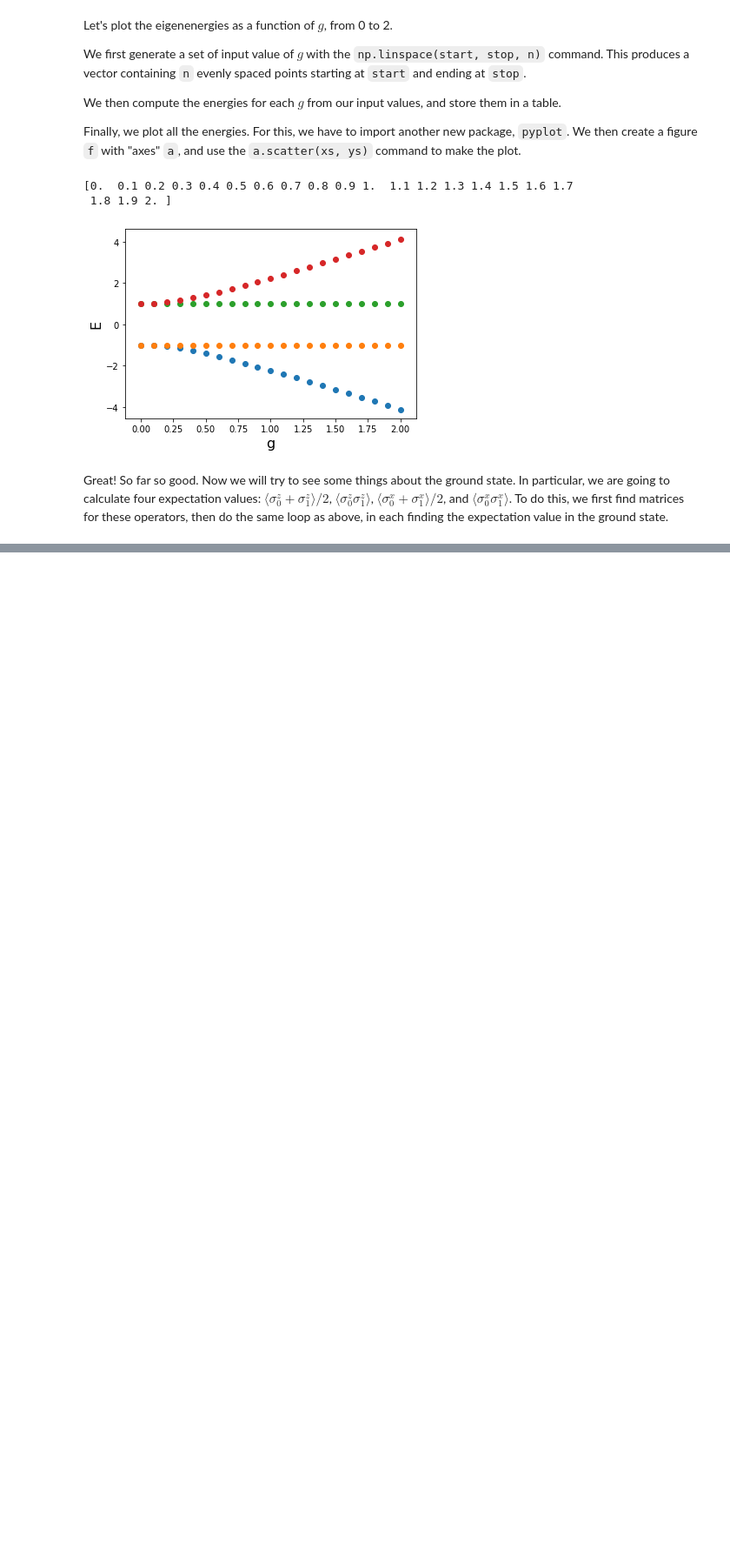
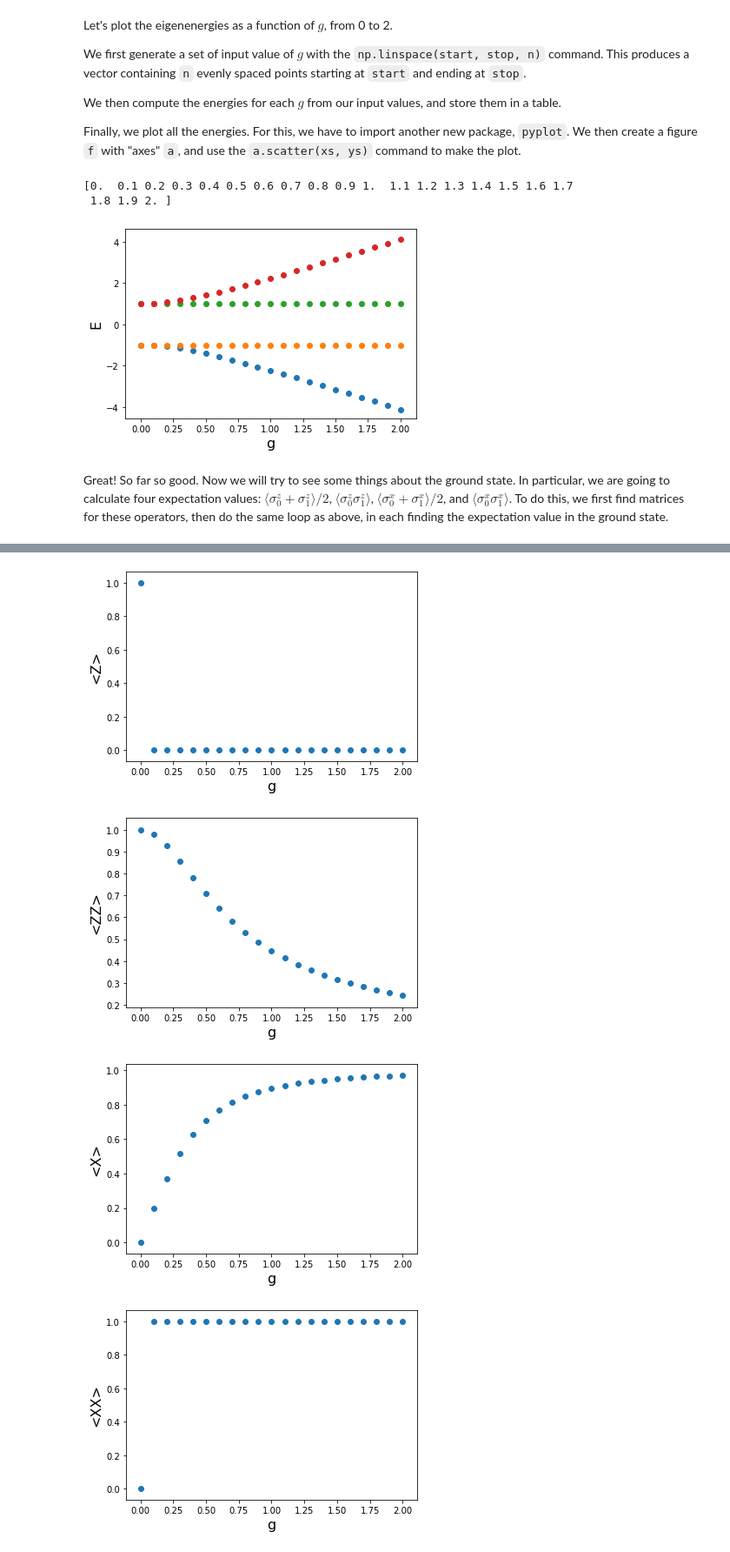
Before and after one commit to huanium/huanium, a Jupyter notebook: LaTeX projects/HuanBui_Perimeter/CM_Numerical/Two_site_Ising.ipynb, the cells around one changed output, grey strips where cells are left out. Shown at 87% size. Drawn from its saved outputs; the diff is of its cells as text; code cells hidden in the pictures; blank space fills up the shorter version.

```diff
--- a/LaTeX projects/HuanBui_Perimeter/CM_Numerical/Two_site_Ising.ipynb
+++ b/LaTeX projects/HuanBui_Perimeter/CM_Numerical/Two_site_Ising.ipynb
@@ -101,16 +108,18 @@ for g_index, g in enumerate(gs):
     e = e[indices] # this will reorder the rows.  e[np.array([1,3,2,4])] would swap elements 2 and 3 for example
     v = v[:, indices] # this reorders the columns, while leaving the rows constant
 
-    GS =
+    GS = v[:,0]
 
     # Now our ground state is the first column of v, v[:,0]
     # We get expectation values using GS^dagger @ [operator to measure] @ GS
-    Z_avg_vals[g_index] =
-    ZZ_vals[g_index] =
-    X_avg_vals[g_index] =
-    XX_vals[g_index] =
+    Z_avg_vals[g_index] = GS.conj().transpose()@Z_avg_mat@GS
+    ZZ_vals[g_index] = GS.conj().transpose()@ZZ_mat@GS
+    X_avg_vals[g_index] = GS.conj().transpose()@X_avg_mat@GS
+    XX_vals[g_index] = GS.conj().transpose()@XX_mat@GS
 
 # Make plots
+
+import matplotlib.pyplot as plt
 for name, values in [('<Z>',Z_avg_vals), ('<ZZ>',ZZ_vals), ('<X>',X_avg_vals), ('<XX>',XX_vals)]:
     f,a = plt.subplots()
     a.scatter(gs, values)
@@ -120,0 +129,4 @@ SyntaxError: invalid syntax (<ipython-input-6-72b10a7d0717>, line 24)
+[figure, added]
+[figure, added]
+[figure, added]
+[figure, added]
```
Also changed, not shown: parts of 3 cells of this notebook, 10 other files.
